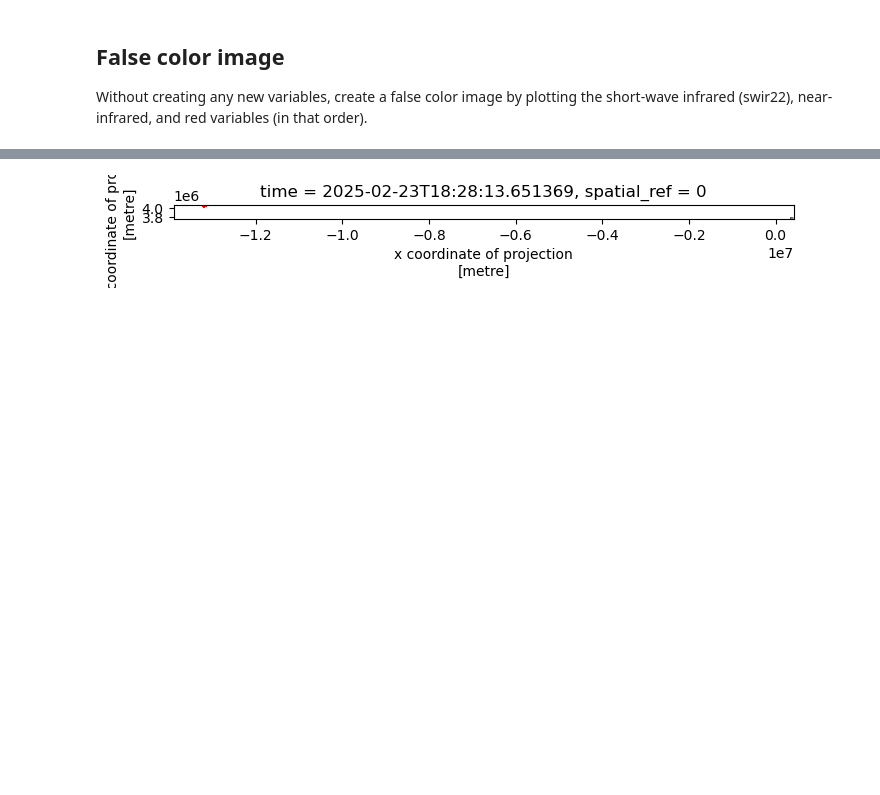
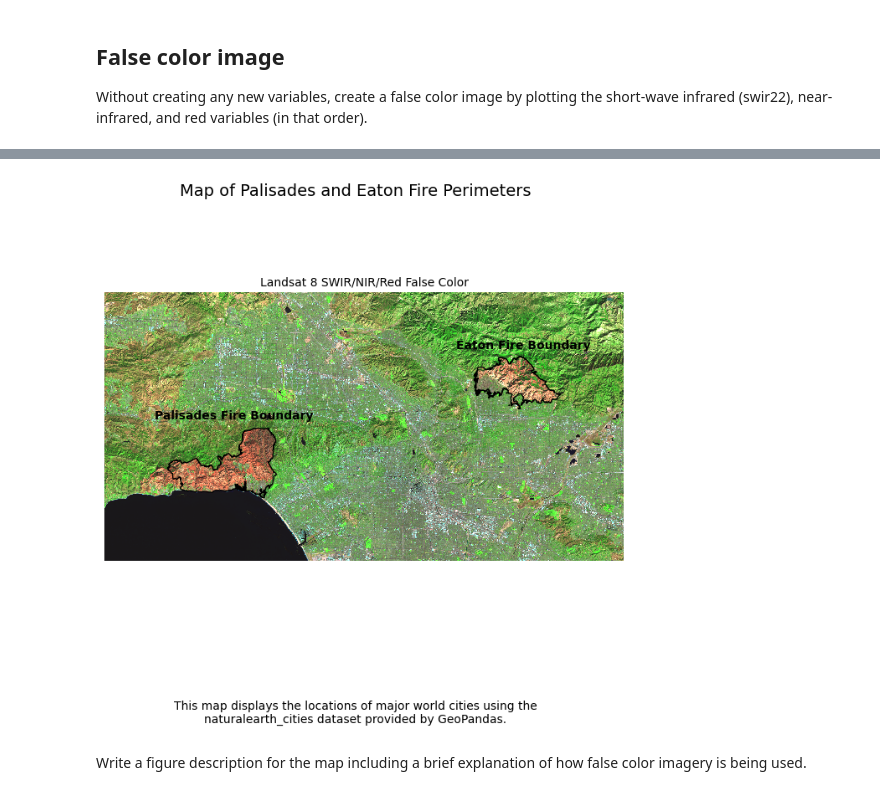
Before and after one commit to IsabellaSegarra/eaton-palisades-fires-impacts, a Jupyter notebook: hwk4-task2-false-color-segarra.ipynb, the cells around one changed output, grey strips where cells are left out. Cells and saved outputs as stored; diff of their text form; code cells hidden in the pictures; blank space fills up the shorter version.

```diff
--- a/hwk4-task2-false-color-segarra.ipynb
+++ b/hwk4-task2-false-color-segarra.ipynb
@@ -111,11 +140,12 @@ None
 # %%
-# View the landsat crs by accessing it through the spatial_ref attribute
-landsat.spatial_ref.crs_wkt
+# View the landsat crs by accessing it through the spatial_ref attribute. Store this variable.
+landsat_crs = landsat.spatial_ref.crs_wkt
+landsat_crs
 # %% [output]
 'PROJCS["WGS 84 / UTM zone 11N",GEOGCS["WGS 84",DATUM["WGS_1984",SPHEROID["WGS 84",6378137,298.257223563,AUTHORITY["EPSG","7030"]],AUTHORITY["EPSG","6326"]],PRIMEM["Greenwich",0,AUTHORITY["EPSG","8901 ...
 # %%
 # Recover geospatial information
-landsat.rio.write_crs(3857, inplace=True) # 3857 to match the fire permieter data CRS
+landsat = landsat.rio.write_crs(landsat_crs, inplace=True) # recover the CRS from the spatial_ref
 
 # Confirm CRS
 print(landsat.rio.crs)
@@ -193,0 +227,4 @@ Text(0, 0.5, 'Northing (m)')
+# %%
+# Transform fire perimeters to match the CRS of landsat
+eaton_perim = eaton_perim.to_crs(landsat.rio.crs)
+palisades_perim = palisades_perim.to_crs(landsat.rio.crs)
@@ -194,15 +239,29 @@ Text(0, 0.5, 'Northing (m)')
 # %%
 fig, ax = plt.subplots(figsize=(8, 6)) # create figure plot
+ax.axis('off') # remove axes
 
 landsat[['swir22', 'nir08', 'red']].to_array().fillna(0).plot.imshow( # add landsat data
     vmin= 6000, vmax=19000, # adjust the darkness (vmin) and brightness (vmax) levels
     robust = True,
     ax=ax,
 )
-eaton_perim.plot(ax=ax, color = 'none', edgecolor = 'red', label = 'Eaton fire perimeter')
-palisades_perim.plot(ax=ax, color = 'none', edgecolor = 'red', label = 'Palisades fire perimeter')
+eaton_perim.plot(ax=ax, color = 'none', edgecolor = 'black', label = 'Eaton fire perimeter')
+palisades_perim.plot(ax=ax, color = 'none', edgecolor = 'black', label = 'Palisades fire perimeter')
 
-#ax.set_title("Landsat 8 False Color", fontsize=14)
-#ax.set_xlabel("Easting (m)")
-#ax.set_ylabel("Northing (m)")
+plt.figtext(x = .65,
+            y = .65,
+            s ="Eaton Fire Boundary",
+            weight = 'bold')
+plt.figtext(x = .2,
+            y = .51,
+            s ="Palisades Fire Boundary",
+            weight = 'bold')
+fig.suptitle("Map of Palisades and Eaton Fire Perimeters", fontsize = 14)
+ax.set_title("Landsat 8 SWIR/NIR/Red False Color", fontsize=10)
+
+#Define the caption text and wrap it if needed
+caption_text = "This map displays the locations of major world cities using the naturalearth_cities dataset provided by GeoPandas."
+wrapped_caption = tw.fill(caption_text, width=70) # Wrap text to a specific width
+
+fig.text(0.5, -0.05, wrapped_caption, ha='center', va='top', fontsize=10)
 # %% [output]
@@ -210 +269,3 @@ palisades_perim.plot(ax=ax, color = 'none', edgecolor = 'red', label = 'Palisade
-[figure, old version]
+[figure, new version]
+# %% [markdown]
+Write a figure description for the map including a brief explanation of how false color imagery is being used.
```
Also changed, not shown: parts of 31 cells of this notebook.
